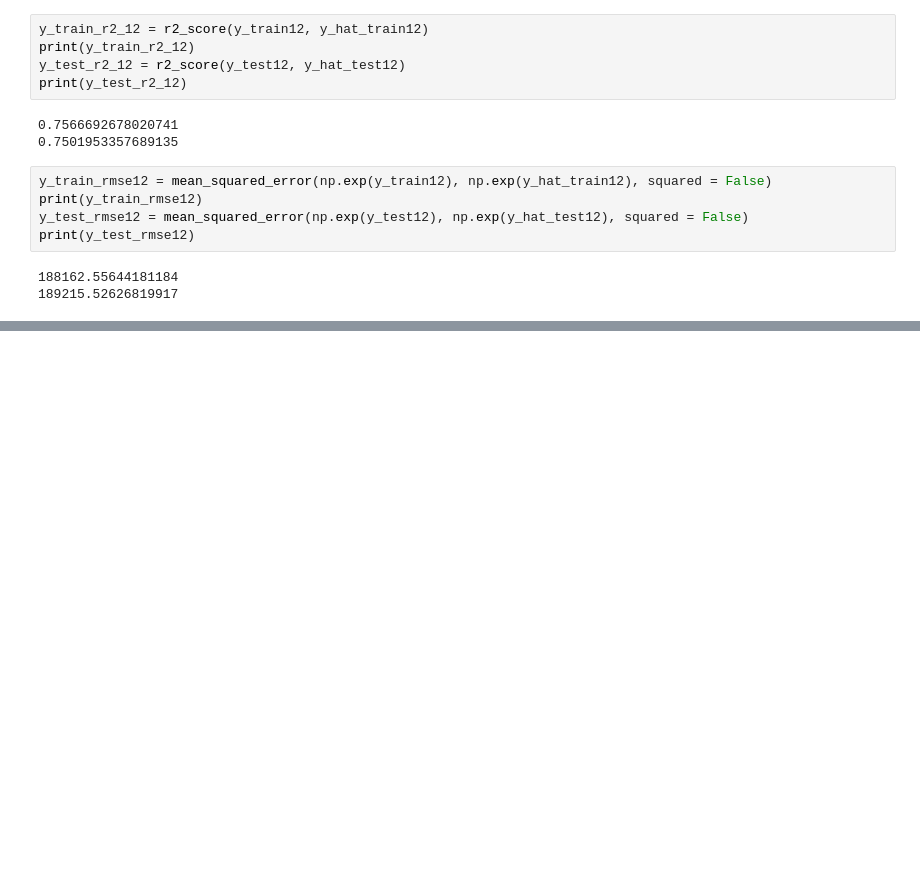
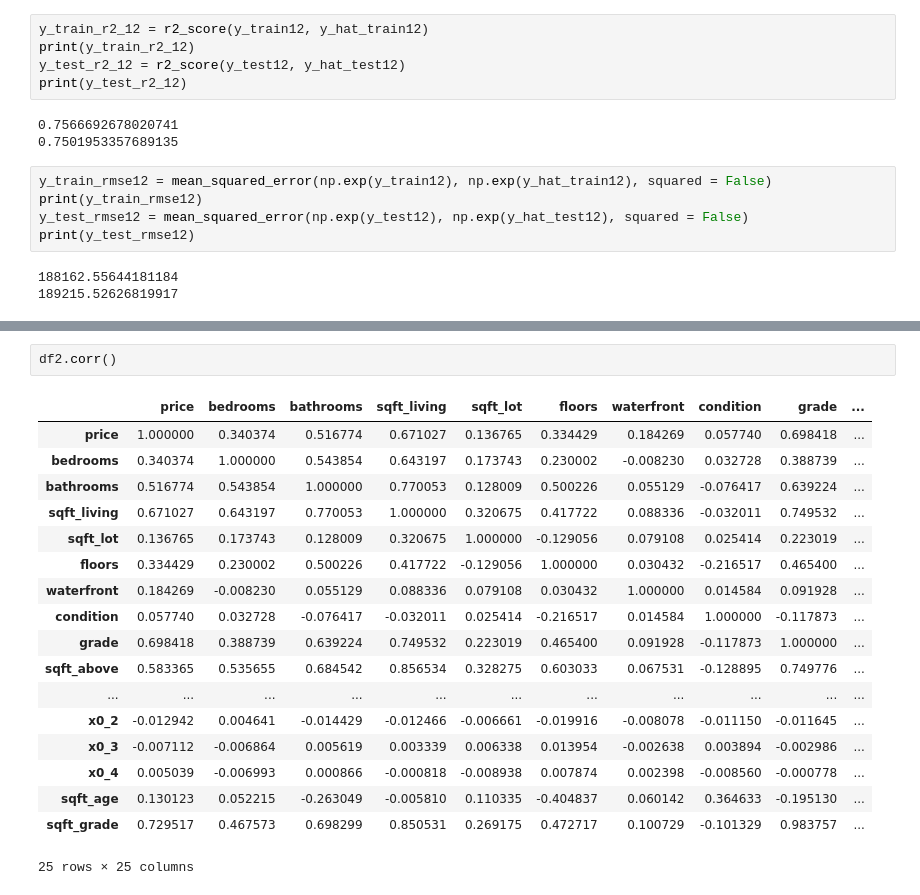
Before and after one commit to ericdnbn/Phase_2_Project, a Jupyter notebook: Eric's Project 2 Notebook.ipynb, the cells around one changed output, grey strips where cells are left out. Drawn from its saved outputs; the diff is of its cells as text; blank space fills up the shorter version.

```diff
--- a/Eric's Project 2 Notebook.ipynb
+++ b/Eric's Project 2 Notebook.ipynb
@@ -2112,0 +2275,21 @@ Notes:
+# %%
+df2.corr()
+# %% [output]
+|  | price | bedrooms | bathrooms | sqft_living | sqft_lot | floors | waterfront | condition | grade | ... |
+| price | 1.000000 | 0.340374 | 0.516774 | 0.671027 | 0.136765 | 0.334429 | 0.184269 | 0.057740 | 0.698418 | ... |
+| bedrooms | 0.340374 | 1.000000 | 0.543854 | 0.643197 | 0.173743 | 0.230002 | -0.008230 | 0.032728 | 0.388739 | ... |
+| bathrooms | 0.516774 | 0.543854 | 1.000000 | 0.770053 | 0.128009 | 0.500226 | 0.055129 | -0.076417 | 0.639224 | ... |
+| sqft_living | 0.671027 | 0.643197 | 0.770053 | 1.000000 | 0.320675 | 0.417722 | 0.088336 | -0.032011 | 0.749532 | ... |
+| sqft_lot | 0.136765 | 0.173743 | 0.128009 | 0.320675 | 1.000000 | -0.129056 | 0.079108 | 0.025414 | 0.223019 | ... |
+| floors | 0.334429 | 0.230002 | 0.500226 | 0.417722 | -0.129056 | 1.000000 | 0.030432 | -0.216517 | 0.465400 | ... |
+| waterfront | 0.184269 | -0.008230 | 0.055129 | 0.088336 | 0.079108 | 0.030432 | 1.000000 | 0.014584 | 0.091928 | ... |
+| condition | 0.057740 | 0.032728 | -0.076417 | -0.032011 | 0.025414 | -0.216517 | 0.014584 | 1.000000 | -0.117873 | ... |
+| grade | 0.698418 | 0.388739 | 0.639224 | 0.749532 | 0.223019 | 0.465400 | 0.091928 | -0.117873 | 1.000000 | ... |
+| sqft_above | 0.583365 | 0.535655 | 0.684542 | 0.856534 | 0.328275 | 0.603033 | 0.067531 | -0.128895 | 0.749776 | ... |
+| ... | ... | ... | ... | ... | ... | ... | ... | ... | ... | ... |
+| x0_2 | -0.012942 | 0.004641 | -0.014429 | -0.012466 | -0.006661 | -0.019916 | -0.008078 | -0.011150 | -0.011645 | ... |
+| x0_3 | -0.007112 | -0.006864 | 0.005619 | 0.003339 | 0.006338 | 0.013954 | -0.002638 | 0.003894 | -0.002986 | ... |
+| x0_4 | 0.005039 | -0.006993 | 0.000866 | -0.000818 | -0.008938 | 0.007874 | 0.002398 | -0.008560 | -0.000778 | ... |
+| sqft_age | 0.130123 | 0.052215 | -0.263049 | -0.005810 | 0.110335 | -0.404837 | 0.060142 | 0.364633 | -0.195130 | ... |
+| sqft_grade | 0.729517 | 0.467573 | 0.698299 | 0.850531 | 0.269175 | 0.472717 | 0.100729 | -0.101329 | 0.983757 | ... |
+25 rows × 25 columns
```
Also changed, not shown: parts of 43 cells of this notebook.
